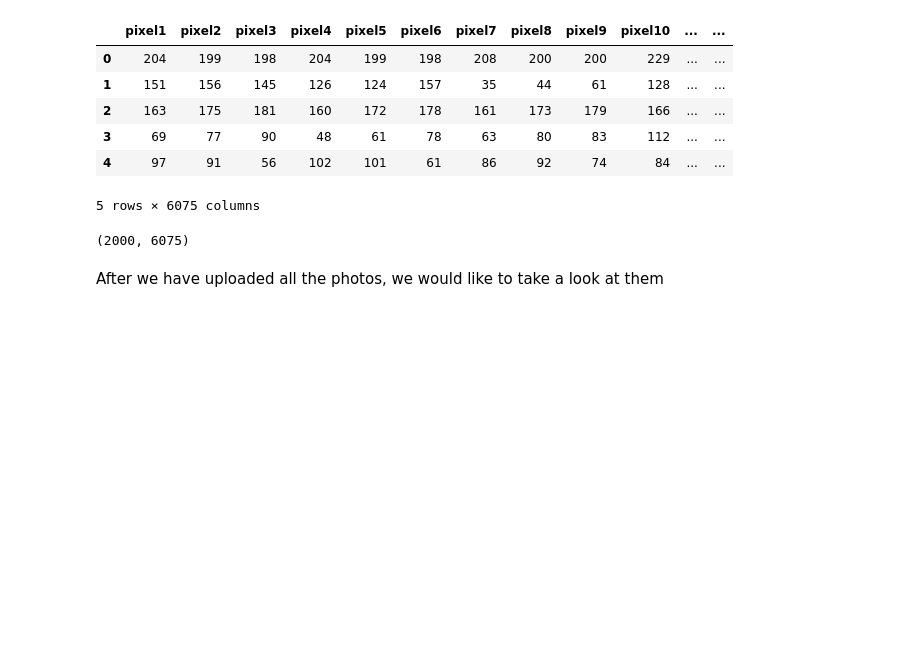
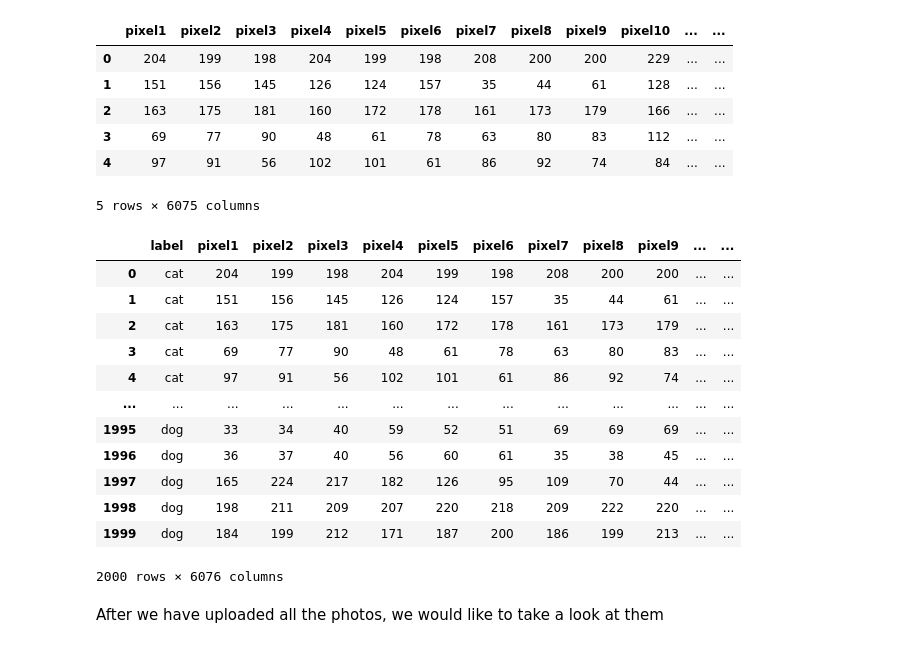
Before and after one commit to haimgoldfisher/Data_Visualization_Final_Project, a Jupyter notebook: NoteBook3 - Dogs VS Cats.ipynb, the cells around one changed output. Cells and saved outputs as stored; diff of their text form; code cells hidden in the pictures; blank space fills up the shorter version.

```diff
--- a/NoteBook3 - Dogs VS Cats.ipynb
+++ b/NoteBook3 - Dogs VS Cats.ipynb
@@ -258,10 +258,23 @@ X_test.head()
 | 3 | 69 | 77 | 90 | 48 | 61 | 78 | 63 | 80 | 83 | 112 | ... | ... |
 | 4 | 97 | 91 | 56 | 102 | 101 | 61 | 86 | 92 | 74 | 84 | ... | ... |
 5 rows × 6075 columns
-# %%
-X_test.shape
-# %% [output]
-(2000, 6075)
+# %%
+testing = pd.concat([y_test, X_test], axis=1)
+testing
+# %% [output]
+|  | label | pixel1 | pixel2 | pixel3 | pixel4 | pixel5 | pixel6 | pixel7 | pixel8 | pixel9 | ... | ... |
+| 0 | cat | 204 | 199 | 198 | 204 | 199 | 198 | 208 | 200 | 200 | ... | ... |
+| 1 | cat | 151 | 156 | 145 | 126 | 124 | 157 | 35 | 44 | 61 | ... | ... |
+| 2 | cat | 163 | 175 | 181 | 160 | 172 | 178 | 161 | 173 | 179 | ... | ... |
+| 3 | cat | 69 | 77 | 90 | 48 | 61 | 78 | 63 | 80 | 83 | ... | ... |
+| 4 | cat | 97 | 91 | 56 | 102 | 101 | 61 | 86 | 92 | 74 | ... | ... |
+| ... | ... | ... | ... | ... | ... | ... | ... | ... | ... | ... | ... | ... |
+| 1995 | dog | 33 | 34 | 40 | 59 | 52 | 51 | 69 | 69 | 69 | ... | ... |
+| 1996 | dog | 36 | 37 | 40 | 56 | 60 | 61 | 35 | 38 | 45 | ... | ... |
+| 1997 | dog | 165 | 224 | 217 | 182 | 126 | 95 | 109 | 70 | 44 | ... | ... |
+| 1998 | dog | 198 | 211 | 209 | 207 | 220 | 218 | 209 | 222 | 220 | ... | ... |
+| 1999 | dog | 184 | 199 | 212 | 171 | 187 | 200 | 186 | 199 | 213 | ... | ... |
+2000 rows × 6076 columns
 # %% [markdown]
 After we have uploaded all the photos, we would like to take a look at them
 # %%
```
Also changed, not shown: parts of 16 cells of this notebook, 5 other files.
